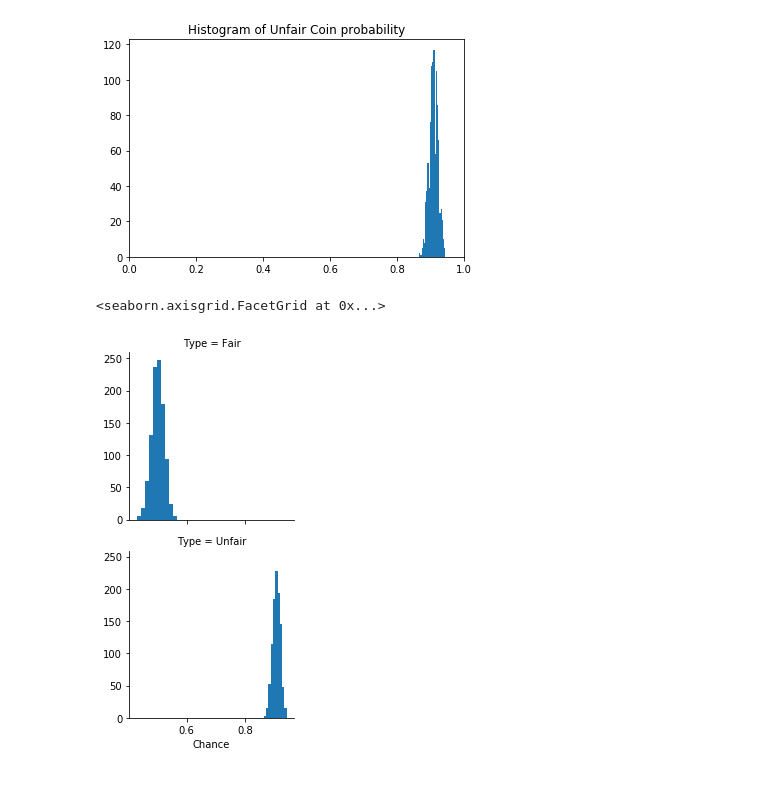
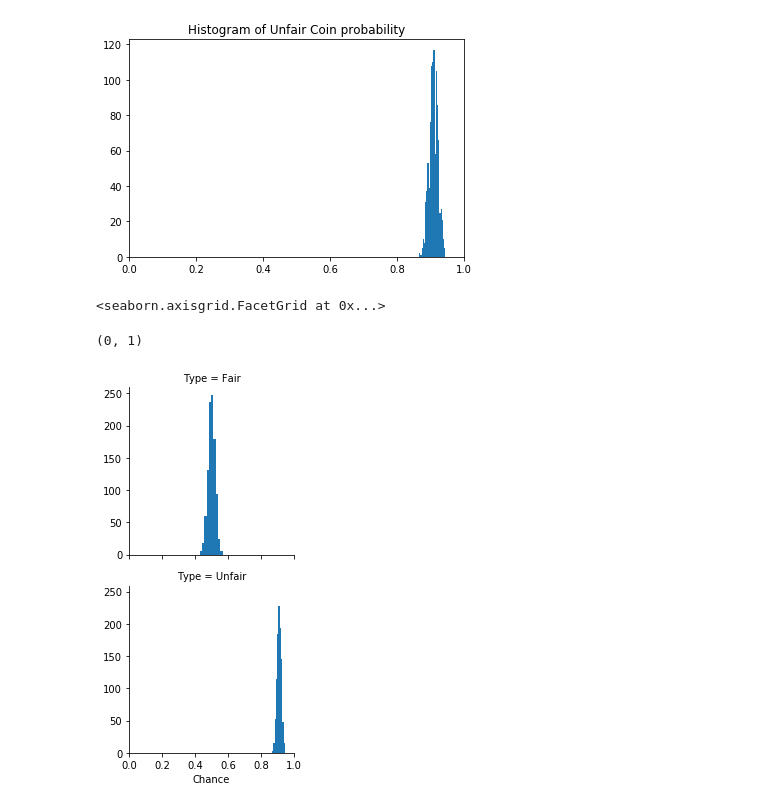
Before and after one commit to YufeiLinUlysses/LearnDataScience, a Jupyter notebook: Data Analytics/Statistics/Basics/determinFairCoin.ipynb, the cells around one changed output. Cells and saved outputs as stored; diff of their text form; code cells hidden in the pictures.

```diff
--- a/Data Analytics/Statistics/determinFairCoin.ipynb
+++ b/Data Analytics/Statistics/Basics/determinFairCoin.ipynb
@@ -66,16 +68,19 @@ Text(0.5,1,'Histogram of Unfair Coin probability')
 # %%
 # Combining both graphs together
 tips = sns.load_dataset("tips")
 
 # Put fair and unfair coins into one pandas dataframe
 combined = pd.DataFrame({
     "Chance": np.concatenate((doubleCheckC,doubleCheckU)),
     "Type": ["Fair"]*1000+["Unfair"]*1000
 })
 
 # use facet grid to make a comparison between graphs
 grid = sns.FacetGrid(combined, row="Type")
 grid.map(plt.hist, "Chance")
+# set x-axis range
+plt.xlim([0,1])
 # %% [output]
 <seaborn.axisgrid.FacetGrid at 0x...>
+(0, 1)
-[figure, old version]
+[figure, new version]
```
Also changed, not shown: parts of 2 cells of this notebook, 4 other files.
